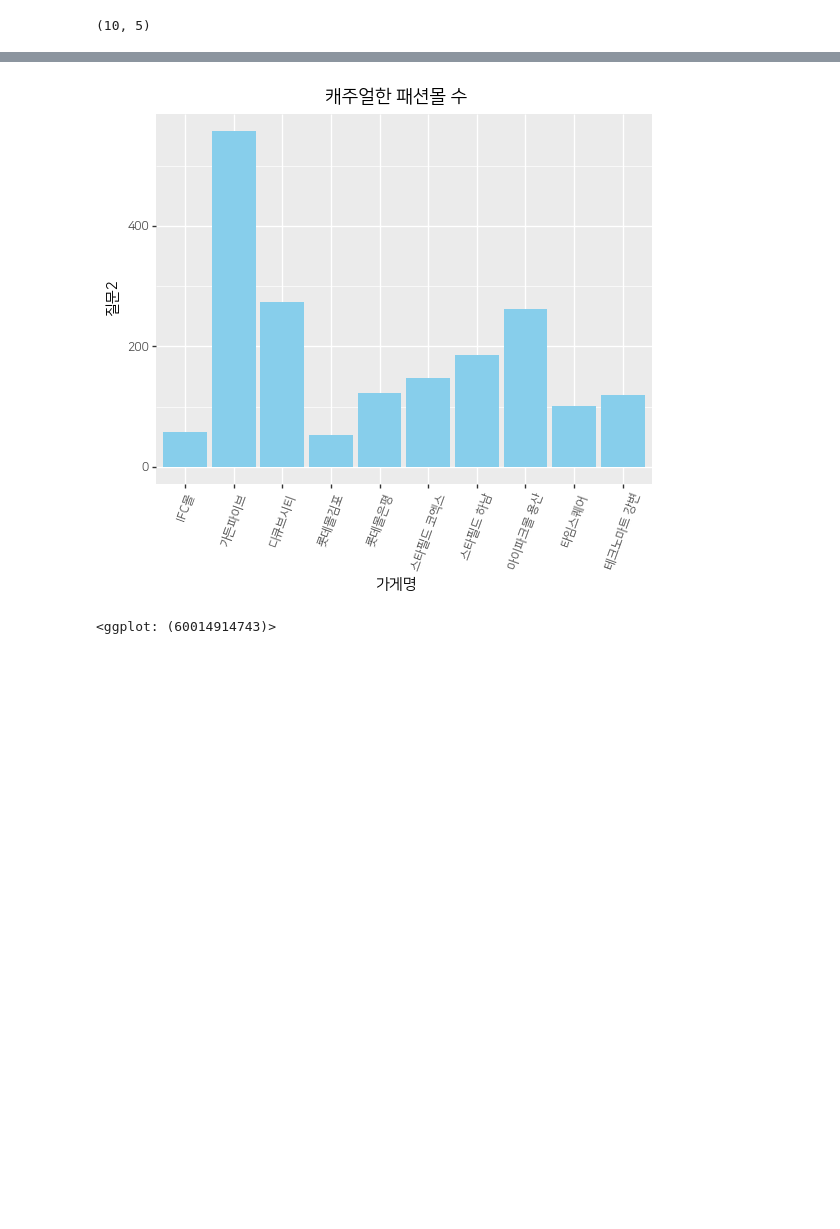
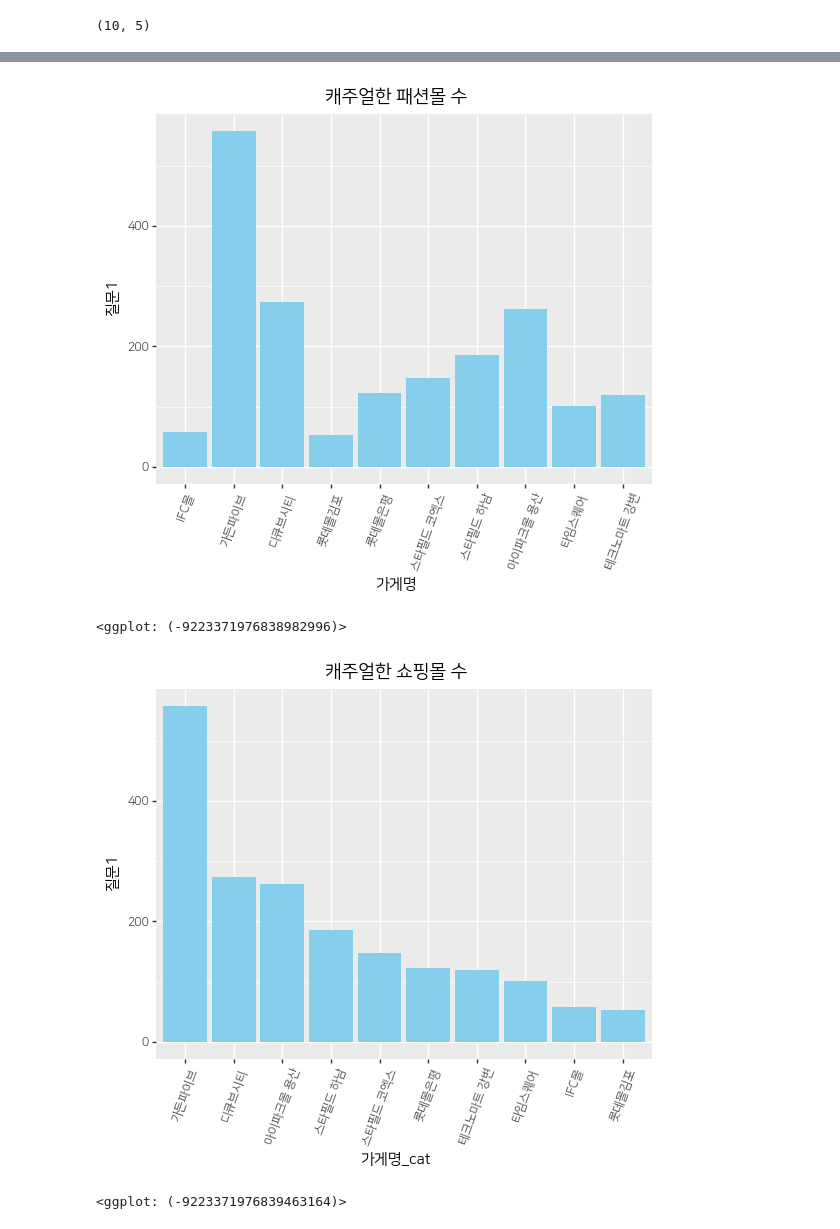
Before and after one commit to YoonkyungKim/multiplex, a Jupyter notebook: M3_visualize_data_chart.ipynb, the cells around one changed output, grey strips where cells are left out. Cells and saved outputs as stored; diff of their text form; code cells hidden in the pictures; blank space fills up the shorter version.

Commit message:
update chart ascending

```diff
--- a/M3_visualize_data_chart.ipynb
+++ b/M3_visualize_data_chart.ipynb
@@ -42,9 +43,9 @@ df.head()
 | 3 | 롯데몰김포 | 52 | 42 | 0 | NaN |
 | 4 | 롯데몰은평 | 122 | 44 | 0 | NaN |
 # %%
-# 카테고리별 투표수
+# 캐주얼한 패션몰 수
 (ggplot(df)
- + aes(x='가게명', y='질문2')
+ + aes(x='가게명', y='질문1')
  + geom_col(fill='skyblue')
  + ggtitle('캐주얼한 패션몰 수')
  + theme(text=element_text(family='NanumSquare'),
@@ -52,5 +53,22 @@ df.head()
 )
 # %% [output]
 [figure]
-<ggplot: (60014914743)>
+<ggplot: (-9223371976838982996)>
+# %%
+df_2 = df[['가게명', '질문1']]
+df_2.sort_values(by='질문1', inplace=True, ascending=False)
+df_2
+df_2['가게명_cat'] = df_2['가게명'].astype(CategoricalDtype(categories=df_2['가게명'].values, ordered=True))
+
+(ggplot(df_2)
+ + aes(x='가게명_cat', y='질문1')
+ + geom_col(fill='skyblue')
+ + ggtitle('캐주얼한 패션몰 수')
+ + theme(text=element_text(family='NanumSquare'),
+        axis_text_x=element_text(rotation=70))
+ + labs(y='질문1', x='가게명_cat', title='캐주얼한 쇼핑몰 수')
+)
+# %% [output]
+[figure, added]
+<ggplot: (-9223371976839463164)>
 # %%
```
Also changed, not shown: parts of 6 cells of this notebook.
